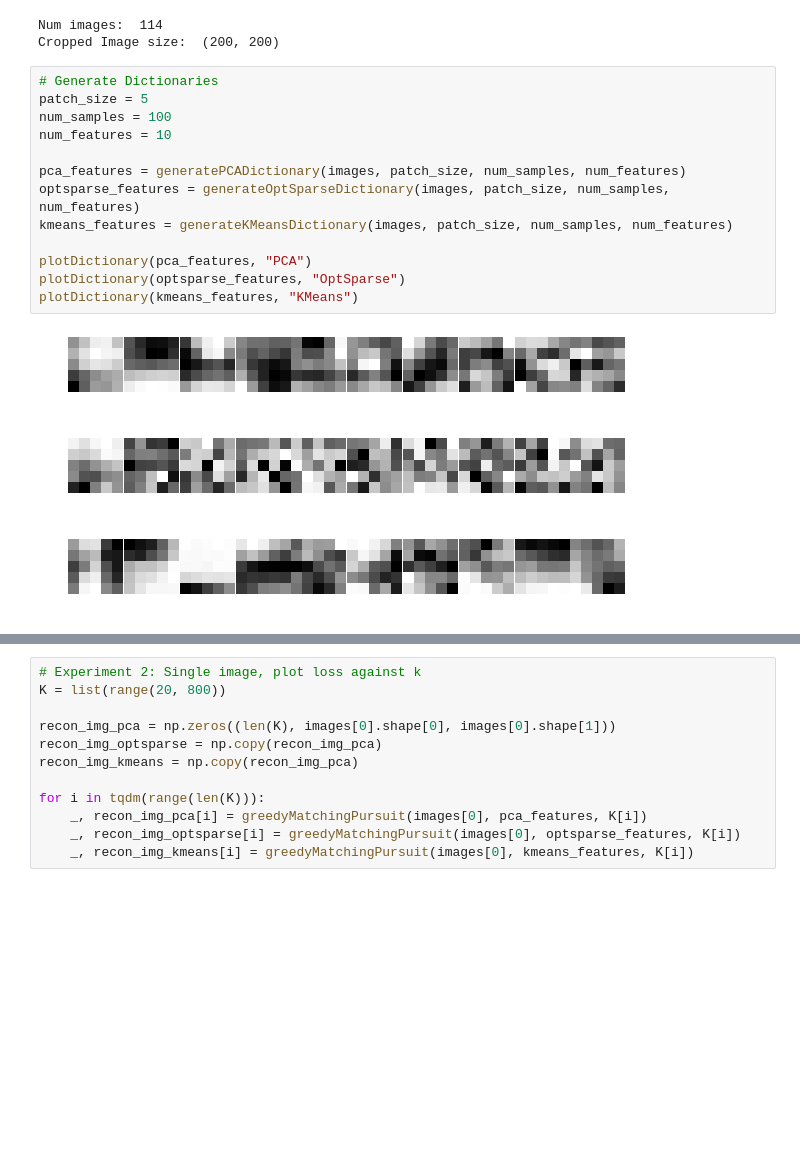
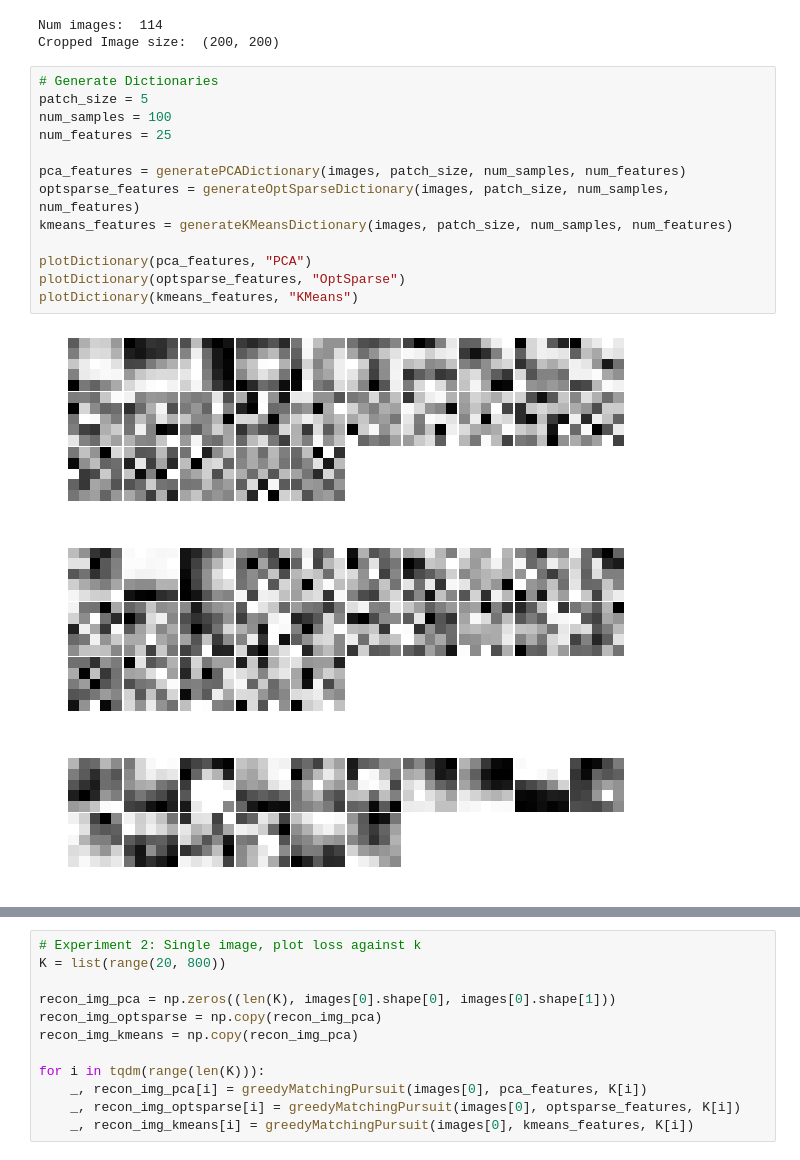
Before and after one commit to Lukeroberto/CS6140-MatchingPursuit, a Jupyter notebook: notebooks/Dictionary_Experiments.ipynb, the cells around one changed output, grey strips where cells are left out. Drawn from its saved outputs; the diff is of its cells as text; blank space fills up the shorter version.

```diff
--- a/notebooks/Dictionary_Experiments.ipynb
+++ b/notebooks/Dictionary_Experiments.ipynb
@@ -30,20 +30,20 @@ Cropped Image size:  (200, 200)
 # %%
 # Generate Dictionaries
 patch_size = 5
 num_samples = 100
-num_features = 10
+num_features = 25
 
 pca_features = generatePCADictionary(images, patch_size, num_samples, num_features)
 optsparse_features = generateOptSparseDictionary(images, patch_size, num_samples, num_features)
 kmeans_features = generateKMeansDictionary(images, patch_size, num_samples, num_features)
 
 plotDictionary(pca_features, "PCA")
 plotDictionary(optsparse_features, "OptSparse")
 plotDictionary(kmeans_features, "KMeans")
 # %% [output]
-[figure, old version]
+[figure, new version]
-[figure, old version]
+[figure, new version]
-[figure, old version]
+[figure, new version]
 # %%
 # Experiment 1: Run through video for fixed k and see differences
 k = 800
```
Also changed, not shown: parts of 5 cells of this notebook, 9 other files.
